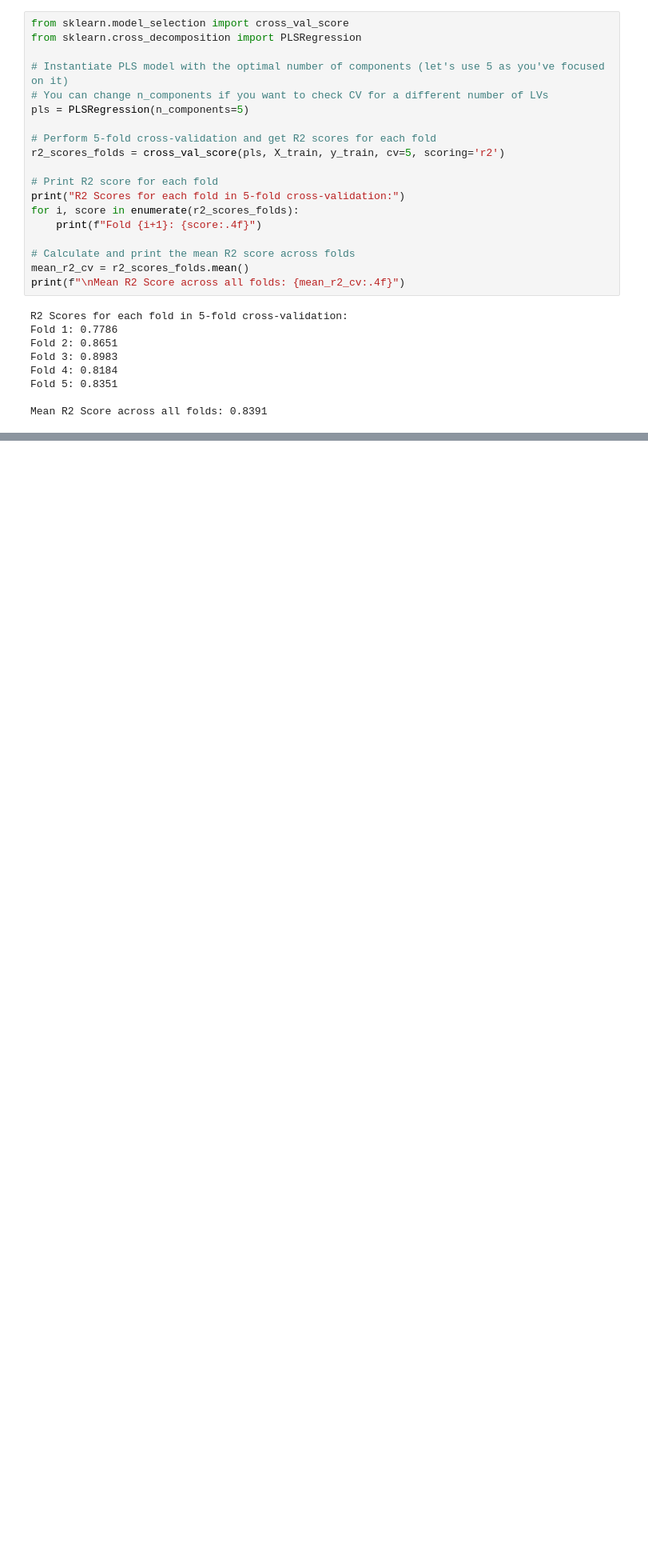
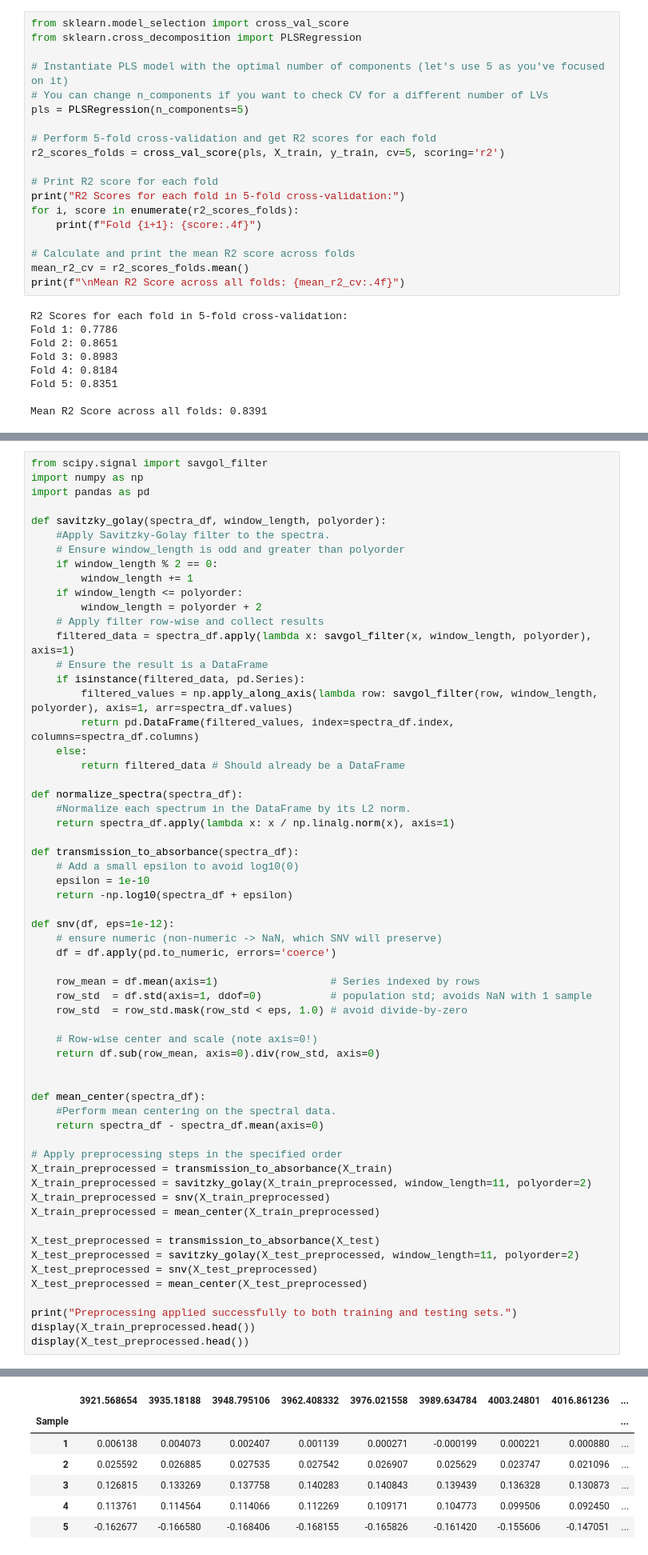
Before and after one commit to Raoina/Spectra-2-Image, a Jupyter notebook: notebooks/Models/PLS_with_Moisture_data.ipynb, the cells around one changed output, grey strips where cells are left out. Shown at 80% size. Drawn from its saved outputs; the diff is of its cells as text; blank space fills up the shorter version.

```diff
--- a/notebooks/Models/PLS_with_Moisture_data.ipynb
+++ b/notebooks/Models/PLS_with_Moisture_data.ipynb
@@ -395,0 +528,61 @@ Mean R2 Score across all folds: 0.8391
+# %%
+from scipy.signal import savgol_filter
+import numpy as np
+import pandas as pd
+
+def savitzky_golay(spectra_df, window_length, polyorder):
+    #Apply Savitzky-Golay filter to the spectra.
+    # Ensure window_length is odd and greater than polyorder
+    if window_length % 2 == 0:
+        window_length += 1
+    if window_length <= polyorder:
+        window_length = polyorder + 2
+    # Apply filter row-wise and collect results
+    filtered_data = spectra_df.apply(lambda x: savgol_filter(x, window_length, polyorder), axis=1)
+    # Ensure the result is a DataFrame
+    if isinstance(filtered_data, pd.Series):
+        filtered_values = np.apply_along_axis(lambda row: savgol_filter(row, window_length, polyorder), axis=1, arr=spectra_df.values)
+        return pd.DataFrame(filtered_values, index=spectra_df.index, columns=spectra_df.columns)
+    else:
+        return filtered_data # Should already be a DataFrame
+
+def normalize_spectra(spectra_df):
+    #Normalize each spectrum in the DataFrame by its L2 norm.
+    return spectra_df.apply(lambda x: x / np.linalg.norm(x), axis=1)
+
+def transmission_to_absorbance(spectra_df):
+    # Add a small epsilon to avoid log10(0)
+    epsilon = 1e-10
+    return -np.log10(spectra_df + epsilon)
+
+def snv(df, eps=1e-12):
+    # ensure numeric (non-numeric -> NaN, which SNV will preserve)
+    df = df.apply(pd.to_numeric, errors='coerce')
+
+    row_mean = df.mean(axis=1)                  # Series indexed by rows
+    row_std  = df.std(axis=1, ddof=0)           # population std; avoids NaN with 1 sample
+    row_std  = row_std.mask(row_std < eps, 1.0) # avoid divide-by-zero
+
+    # Row-wise center and scale (note axis=0!)
+    return df.sub(row_mean, axis=0).div(row_std, axis=0)
+
+
+def mean_center(spectra_df):
+    #Perform mean centering on the spectral data.
+    return spectra_df - spectra_df.mean(axis=0)
+
+# Apply preprocessing steps in the specified order
+X_train_preprocessed = transmission_to_absorbance(X_train)
+X_train_preprocessed = savitzky_golay(X_train_preprocessed, window_length=11, polyorder=2)
+X_train_preprocessed = snv(X_train_preprocessed)
+X_train_preprocessed = mean_center(X_train_preprocessed)
+
+X_test_preprocessed = transmission_to_absorbance(X_test)
+X_test_preprocessed = savitzky_golay(X_test_preprocessed, window_length=11, polyorder=2)
+X_test_preprocessed = snv(X_test_preprocessed)
+X_test_preprocessed = mean_center(X_test_preprocessed)
+
+print("Preprocessing applied successfully to both training and testing sets.")
+display(X_train_preprocessed.head())
+display(X_test_preprocessed.head())
+# %% [output]
@@ -395,0 +598,7 @@ Mean R2 Score across all folds: 0.8391
+|  | 3921.568654 | 3935.18188 | 3948.795106 | 3962.408332 | 3976.021558 | 3989.634784 | 4003.24801 | 4016.861236 | ... |
+| Sample |  |  |  |  |  |  |  |  | ... |
+| 1 | 0.006138 | 0.004073 | 0.002407 | 0.001139 | 0.000271 | -0.000199 | 0.000221 | 0.000880 | ... |
+| 2 | 0.025592 | 0.026885 | 0.027535 | 0.027542 | 0.026907 | 0.025629 | 0.023747 | 0.021096 | ... |
+| 3 | 0.126815 | 0.133269 | 0.137758 | 0.140283 | 0.140843 | 0.139439 | 0.136328 | 0.130873 | ... |
+| 4 | 0.113761 | 0.114564 | 0.114066 | 0.112269 | 0.109171 | 0.104773 | 0.099506 | 0.092450 | ... |
+| 5 | -0.162677 | -0.166580 | -0.168406 | -0.168155 | -0.165826 | -0.161420 | -0.155606 | -0.147051 | ... |
```
Also changed, not shown: parts of 11 cells of this notebook.
